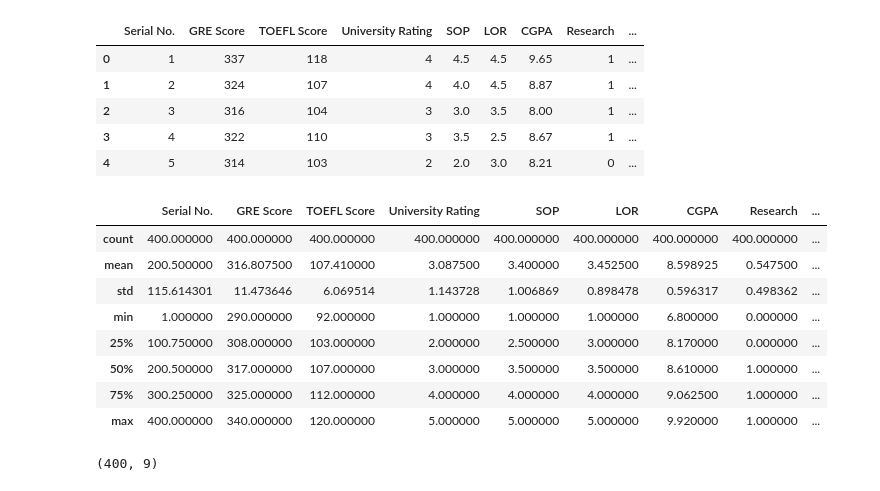
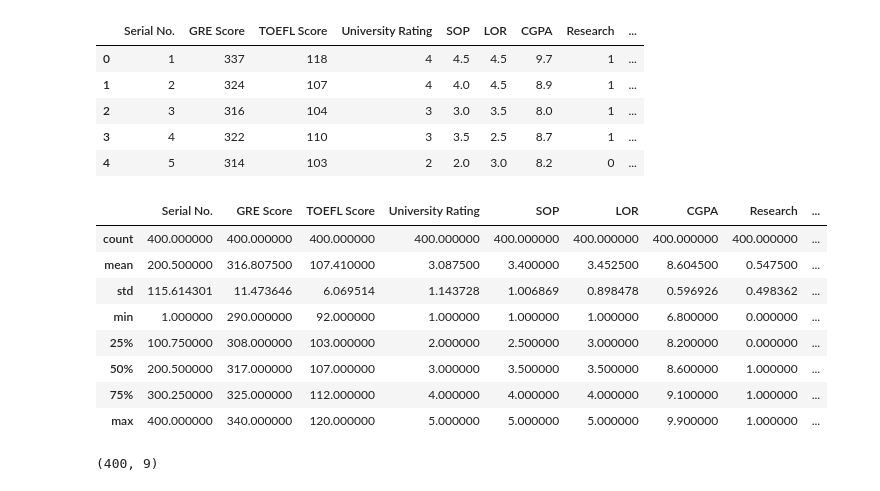
Before and after one commit to vadimsavenkov/Admission, a Jupyter notebook: Admission Problem.ipynb, the cells around one changed output. Drawn from its saved outputs; the diff is of its cells as text; code cells hidden in the pictures.

```diff
--- a/Admission Problem.ipynb
+++ b/Admission Problem.ipynb
@@ -20,27 +20,27 @@ from sklearn.tree import DecisionTreeRegressor
 from sklearn.ensemble import RandomForestRegressor
 from sklearn.neighbors import KNeighborsRegressor
 # %%
-df = pd.read_csv('Admission.csv')
+df = pd.read_csv('adm.csv')
 df.head()
 # %% [output]
 |  | Serial No. | GRE Score | TOEFL Score | University Rating | SOP | LOR | CGPA | Research | ... |
-| 0 | 1 | 337 | 118 | 4 | 4.5 | 4.5 | 9.65 | 1 | ... |
-| 1 | 2 | 324 | 107 | 4 | 4.0 | 4.5 | 8.87 | 1 | ... |
-| 2 | 3 | 316 | 104 | 3 | 3.0 | 3.5 | 8.00 | 1 | ... |
-| 3 | 4 | 322 | 110 | 3 | 3.5 | 2.5 | 8.67 | 1 | ... |
-| 4 | 5 | 314 | 103 | 2 | 2.0 | 3.0 | 8.21 | 0 | ... |
+| 0 | 1 | 337 | 118 | 4 | 4.5 | 4.5 | 9.7 | 1 | ... |
+| 1 | 2 | 324 | 107 | 4 | 4.0 | 4.5 | 8.9 | 1 | ... |
+| 2 | 3 | 316 | 104 | 3 | 3.0 | 3.5 | 8.0 | 1 | ... |
+| 3 | 4 | 322 | 110 | 3 | 3.5 | 2.5 | 8.7 | 1 | ... |
+| 4 | 5 | 314 | 103 | 2 | 2.0 | 3.0 | 8.2 | 0 | ... |
 # %%
 df.describe()
 # %% [output]
 |  | Serial No. | GRE Score | TOEFL Score | University Rating | SOP | LOR | CGPA | Research | ... |
 | count | 400.000000 | 400.000000 | 400.000000 | 400.000000 | 400.000000 | 400.000000 | 400.000000 | 400.000000 | ... |
-| mean | 200.500000 | 316.807500 | 107.410000 | 3.087500 | 3.400000 | 3.452500 | 8.598925 | 0.547500 | ... |
-| std | 115.614301 | 11.473646 | 6.069514 | 1.143728 | 1.006869 | 0.898478 | 0.596317 | 0.498362 | ... |
+| mean | 200.500000 | 316.807500 | 107.410000 | 3.087500 | 3.400000 | 3.452500 | 8.604500 | 0.547500 | ... |
+| std | 115.614301 | 11.473646 | 6.069514 | 1.143728 | 1.006869 | 0.898478 | 0.596926 | 0.498362 | ... |
 | min | 1.000000 | 290.000000 | 92.000000 | 1.000000 | 1.000000 | 1.000000 | 6.800000 | 0.000000 | ... |
-| 25% | 100.750000 | 308.000000 | 103.000000 | 2.000000 | 2.500000 | 3.000000 | 8.170000 | 0.000000 | ... |
-| 50% | 200.500000 | 317.000000 | 107.000000 | 3.000000 | 3.500000 | 3.500000 | 8.610000 | 1.000000 | ... |
-| 75% | 300.250000 | 325.000000 | 112.000000 | 4.000000 | 4.000000 | 4.000000 | 9.062500 | 1.000000 | ... |
-| max | 400.000000 | 340.000000 | 120.000000 | 5.000000 | 5.000000 | 5.000000 | 9.920000 | 1.000000 | ... |
+| 25% | 100.750000 | 308.000000 | 103.000000 | 2.000000 | 2.500000 | 3.000000 | 8.200000 | 0.000000 | ... |
+| 50% | 200.500000 | 317.000000 | 107.000000 | 3.000000 | 3.500000 | 3.500000 | 8.600000 | 1.000000 | ... |
+| 75% | 300.250000 | 325.000000 | 112.000000 | 4.000000 | 4.000000 | 4.000000 | 9.100000 | 1.000000 | ... |
+| max | 400.000000 | 340.000000 | 120.000000 | 5.000000 | 5.000000 | 5.000000 | 9.900000 | 1.000000 | ... |
 # %%
 df.shape
 # %% [output]
```
Also changed, not shown: parts of 16 cells of this notebook, 1 other file.
